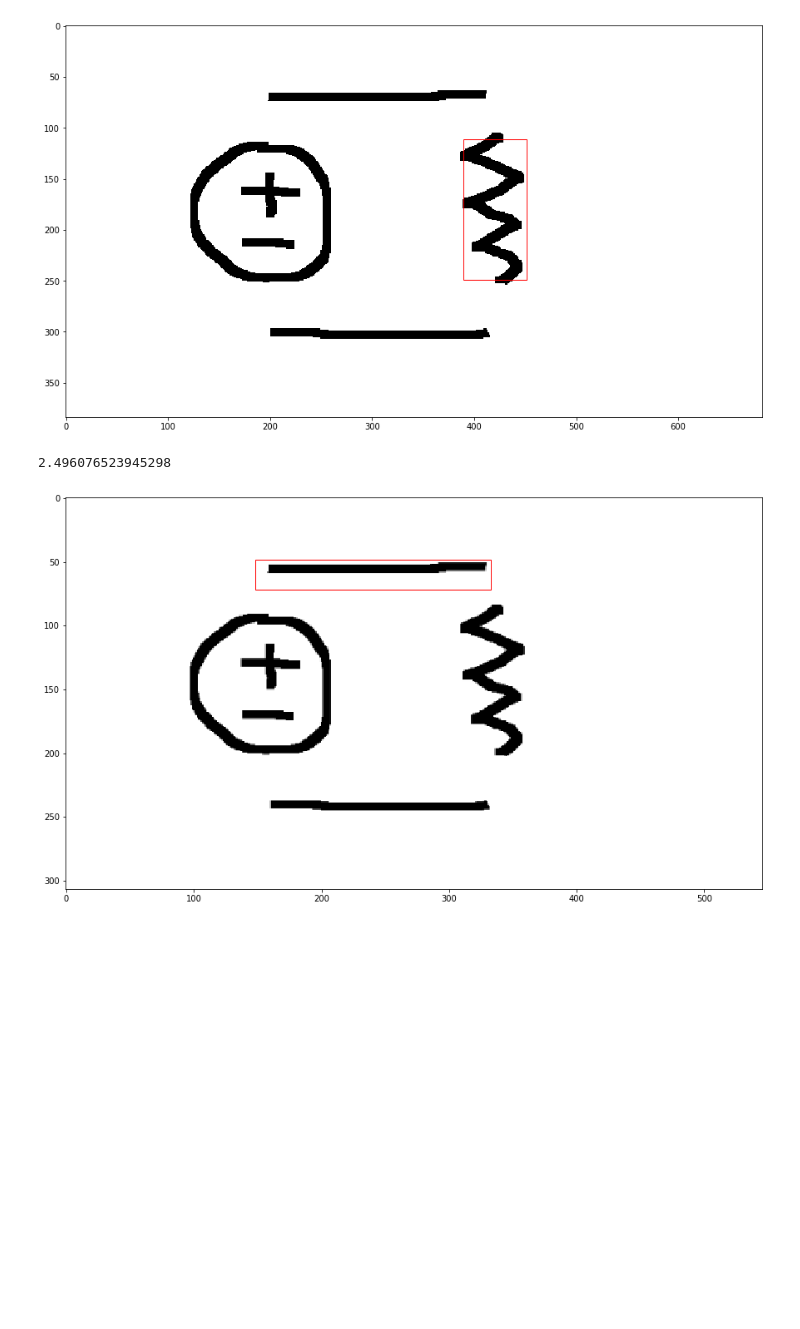
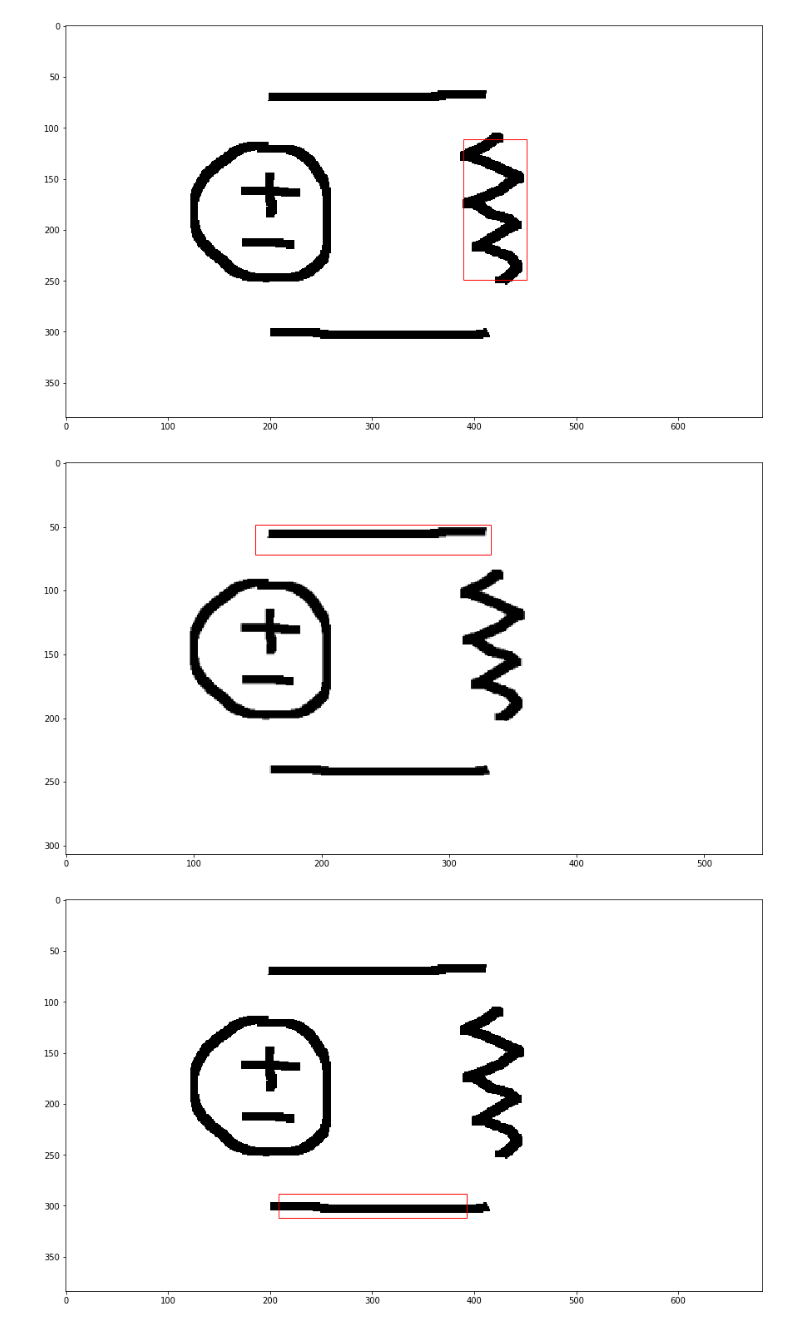
Before and after one commit to rickygv99/iBoards, a Jupyter notebook: CS 347.ipynb, the cells around one changed output. Cells and saved outputs as stored; diff of their text form; code cells hidden in the pictures; blank space fills up the shorter version.

Commit message:
multi-object finding

```diff
--- a/CS 347.ipynb
+++ b/CS 347.ipynb
@@ -47,30 +47,31 @@ image = io.imread("circuit1.png", as_grey=True)
 # %%
 # Search for voltage source
 (winH, winW) = image_voltagesource.shape
-max_score, maxr, maxc, max_scale, max_response_map = pyramid_score \
-        (image, hog_voltagesource, image_voltagesource.shape, stepSize = 30, scale=0.8)
+max_score, maxr, maxc, max_scale = pyramid_find_objects \
+        (image, 8, hog_voltagesource, image_voltagesource.shape, stepSize = 30, scale=0.8)
 
-plot_prediction_pyramid(image, max_scale, winW, winH, maxc, maxr)
+for i in range(len(maxc)):
+    plot_prediction_pyramid(image, max_scale[i], winW, winH, maxc[i], maxr[i])
 # %% [output]
 [figure]
 # %%
 # Search for resistor
 (winH, winW) = image_resistor.shape
-max_score, maxr, maxc, max_scale, max_response_map = pyramid_score \
-        (image, hog_resistor, image_resistor.shape, stepSize = 30, scale=0.8)
+max_score, maxr, maxc, max_scale = pyramid_find_objects \
+        (image, 4, hog_resistor, image_resistor.shape, stepSize = 30, scale=0.8)
 
-plot_prediction_pyramid(image, max_scale, winW, winH, maxc, maxr)
+for i in range(len(maxc)):
+    plot_prediction_pyramid(image, max_scale[i], winW, winH, maxc[i], maxr[i])
 # %% [output]
 [figure]
 # %%
 # Search for wire
 (winH, winW) = image_wire.shape
-max_score, maxr, maxc, max_scale, max_response_map = pyramid_score \
-        (image, hog_wire, image_wire.shape, stepSize = 30, scale=0.8)
+max_score, maxr, maxc, max_scale = pyramid_find_objects \
+        (image, 1.5, hog_wire, image_wire.shape, stepSize = 30, scale=0.8)
 
-print(max_score)
-
-plot_prediction_pyramid(image, max_scale, winW, winH, maxc, maxr)
+for i in range(len(maxc)):
+    plot_prediction_pyramid(image, max_scale[i], winW, winH, maxc[i], maxr[i])
 # %% [output]
-2.496076523945298
 [figure]
+[figure, added]
```
Also changed, not shown: parts of 1 cell of this notebook, 1 other file.
